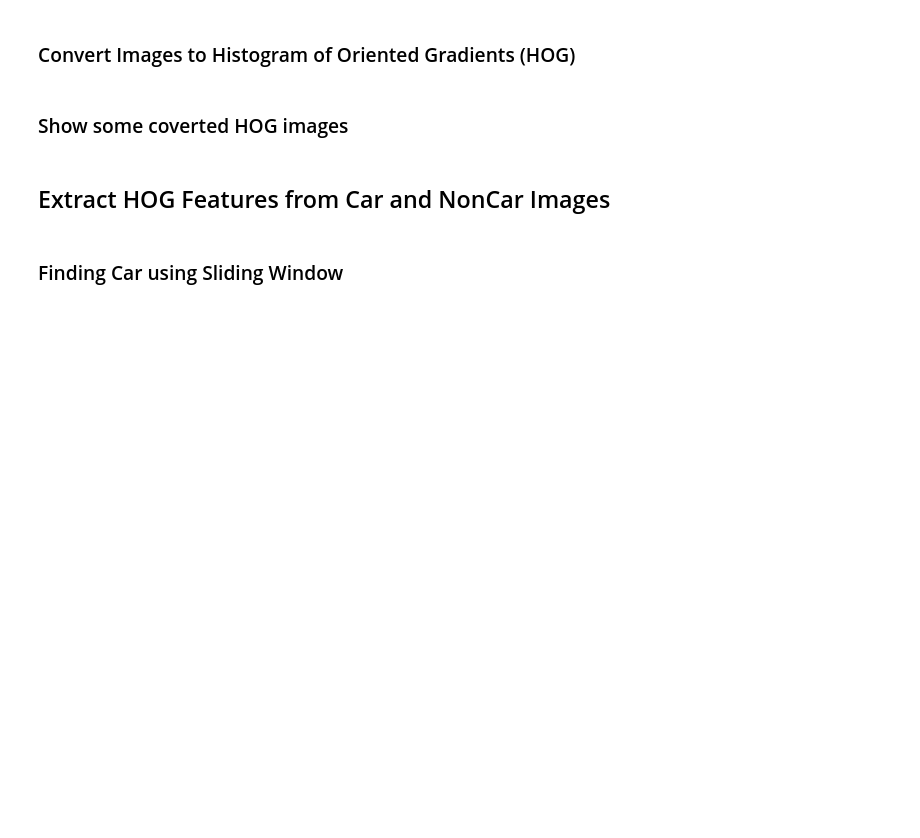
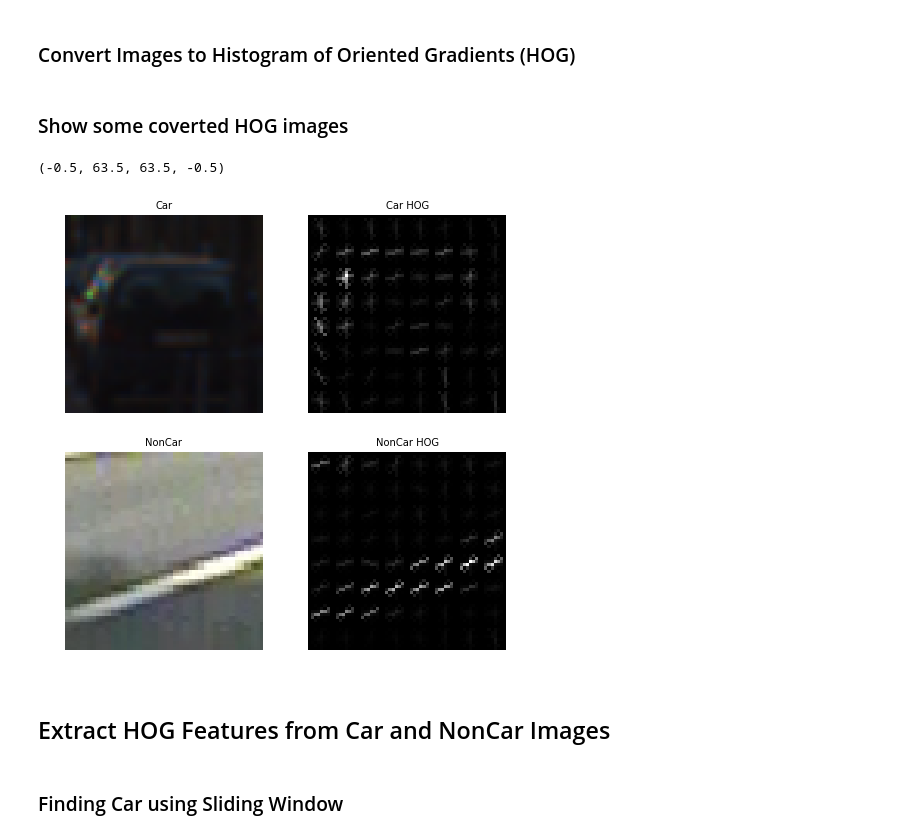
Before and after one commit to fcaponetto/self-driving-car-nd, a Jupyter notebook: CarND-Vehicle-Detection/vehicle_detection.ipynb, the cells around one changed output. Drawn from its saved outputs; the diff is of its cells as text; code cells hidden in the pictures; blank space fills up the shorter version.

```diff
--- a/CarND-Vehicle-Detection/vehicle_detection.ipynb
+++ b/CarND-Vehicle-Detection/vehicle_detection.ipynb
@@ -68,46 +72,51 @@ noncar_images = glob.glob('dataset/non-vehicles/**/*.png')
 ### Convert Images to Histogram of Oriented Gradients (HOG)
 # %%
 def get_hog_features(img, orient, pix_per_cell, cell_per_block,
-                        vis=False, feature_vec=True):
+                     vis=False, feature_vec=True):
     # Call with two outputs if vis==True
     if vis == True:
-        features, hog_image = hog(img, orientations=orient, pixels_per_cell=(pix_per_cell, pix_per_cell),
-                                  cells_per_block=(cell_per_block, cell_per_block), block_norm= 'L2-Hys',
-                                  transform_sqrt=True,
+        features, hog_image = hog(img, orientations=orient,
+                                  pixels_per_cell=(pix_per_cell, pix_per_cell),
+                                  cells_per_block=(cell_per_block, cell_per_block),
+                                  transform_sqrt=False,
                                   visualise=vis, feature_vector=feature_vec)
         return features, hog_image
     # Otherwise call with one output
     else:
-        features = hog(img, orientations=orient, pixels_per_cell=(pix_per_cell, pix_per_cell),
-                       cells_per_block=(cell_per_block, cell_per_block), block_norm= 'L2-Hys',
-                       transform_sqrt=True,
+        features = hog(img, orientations=orient,
+                       pixels_per_cell=(pix_per_cell, pix_per_cell),
+                       cells_per_block=(cell_per_block, cell_per_block),
+                       transform_sqrt=False,
                        visualise=vis, feature_vector=feature_vec)
         return features
 # %% [markdown]
 ### Show some coverted HOG images
 # %%
-# car_img = mpimg.imread(car_images[5])
-# _, car_dst = get_hog_features(car_img[:,:,2], 9, 8, 8, vis=True, feature_vec=True)
-# noncar_img = mpimg.imread(noncar_images[5])
-# _, noncar_dst = get_hog_features(noncar_img[:,:,2], 9, 8, 8, vis=True, feature_vec=True)
+car_img = mpimg.imread(car_images[5])
+_, car_dst = get_hog_features(car_img[:,:,2], 9, 8, 8, vis=True, feature_vec=True)
+noncar_img = mpimg.imread(noncar_images[5])
+_, noncar_dst = get_hog_features(noncar_img[:,:,2], 9, 8, 8, vis=True, feature_vec=True)
 
-# # Visualize
-# f, ((ax1, ax2), (ax3, ax4)) = plt.subplots(2, 2, figsize=(8,8))
-# ax1.imshow(car_img)
-# ax1.axis('off')
-# ax1.set_title('Car', fontsize=10)
+# Visualize
+f, ((ax1, ax2), (ax3, ax4)) = plt.subplots(2, 2, figsize=(8,8))
+ax1.imshow(car_img)
+ax1.axis('off')
+ax1.set_title('Car', fontsize=10)
 
-# ax2.imshow(car_dst, cmap='gray')
-# ax2.set_title('Car HOG', fontsize=10)
-# ax2.axis('off')
+ax2.imshow(car_dst, cmap='gray')
+ax2.set_title('Car HOG', fontsize=10)
+ax2.axis('off')
 
-# ax3.imshow(noncar_img)
-# ax3.set_title('NonCar', fontsize=10)
-# ax3.axis('off')
+ax3.imshow(noncar_img)
+ax3.set_title('NonCar', fontsize=10)
+ax3.axis('off')
 
-# ax4.imshow(noncar_dst, cmap='gray')
-# ax4.set_title('NonCar HOG', fontsize=10)
-# ax4.axis('off')
+ax4.imshow(noncar_dst, cmap='gray')
+ax4.set_title('NonCar HOG', fontsize=10)
+ax4.axis('off')
+# %% [output]
+(-0.5, 63.5, 63.5, -0.5)
+[figure, added]
 # %% [markdown]
 ## Extract HOG Features from Car and NonCar Images
 # %%
```
Also changed, not shown: parts of 10 cells of this notebook, 1 other file.
